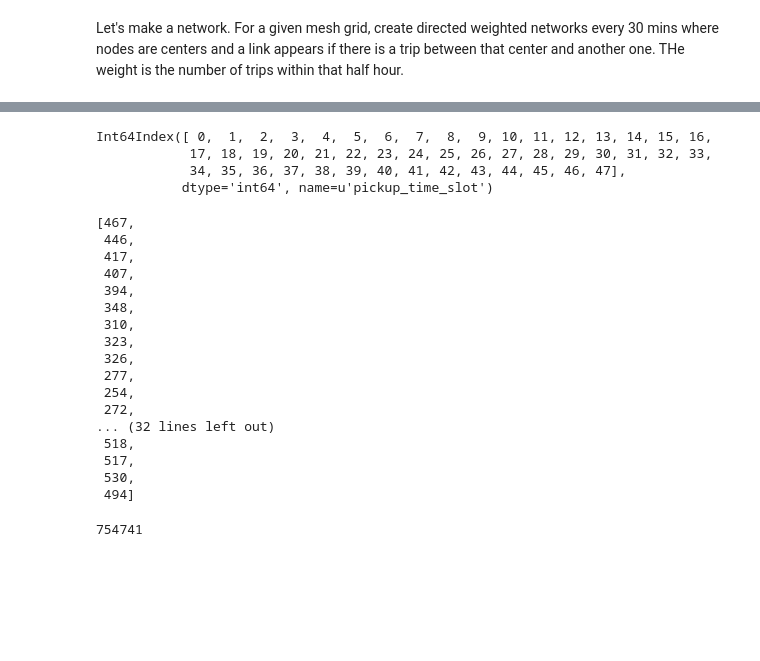
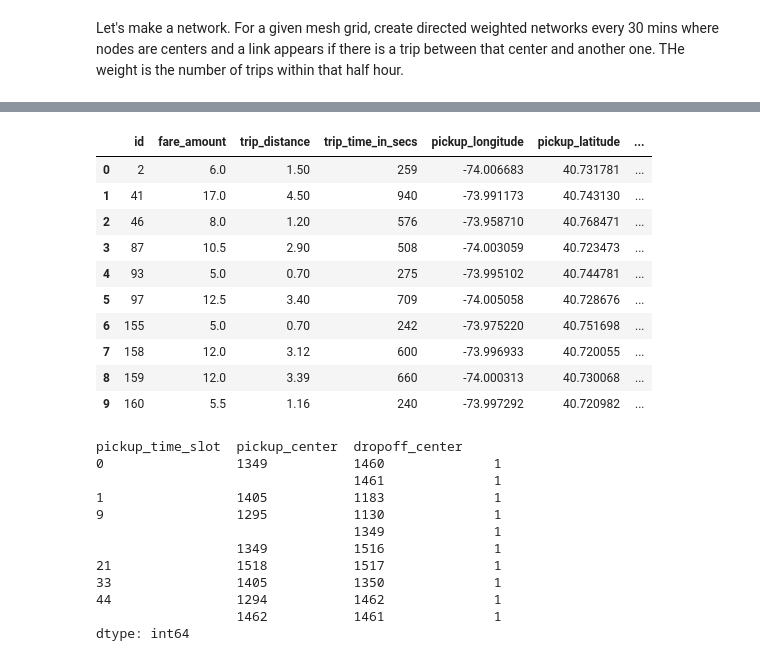
Before and after one commit to ionanrozenfeld/taxi, a Jupyter notebook: Capstone_project.ipynb, the cells around one changed output, grey strips where cells are left out. Saved outputs shown, nothing was run; the diff lists cells and outputs as text; code cells hidden in the pictures; blank space fills up the shorter version.

```diff
--- a/Capstone_project.ipynb
+++ b/Capstone_project.ipynb
@@ -231,10 +231,10 @@ for day_of_week in range(3,7):
 
     sql_query_full_day = 'SELECT id, fare_amount, trip_distance, \
     trip_time_in_secs, pickup_longitude, pickup_latitude,\
-    dropoff_longitude, dropoff_latitude, pickup_datetime, dropoff_datetime \
+    dropoff_longitude, dropoff_latitude, pickup_datetime, dropoff_datetime, MONTH(pickup_datetime) as pickup_month \
     FROM taxi_trip WHERE WEEKDAY(pickup_datetime) = '+str(day_of_week) +\
     ' AND pickup_longitude >=' +str(x_min)+ ' AND pickup_longitude <' +str(x_max)+\
-    ' AND pickup_latitude >=' +str(y_min)+ ' AND pickup_latitude<' +str(y_max)
+    ' AND pickup_latitude >=' +str(y_min)+ ' AND pickup_latitude<' +str(y_max)+ ' limit 10'
 
     df_mysql2 = pd.read_sql(sql_query_full_day, con=connect)
     df_mysql2['pickup_center']=df_mysql2.apply(lambda x: get_center_id(x['pickup_longitude'], x['pickup_latitude'],x_min=x_min, x_max=x_max, y_min=y_min, y_max=y_max,mesh_space=mesh_space), axis=1)
@@ -264,7 +259,0 @@ network[0][1518].count()
-# %%
-network.index.levels[0]
-# %% [output]
-Int64Index([ 0,  1,  2,  3,  4,  5,  6,  7,  8,  9, 10, 11, 12, 13, 14, 15, 16,
-            17, 18, 19, 20, 21, 22, 23, 24, 25, 26, 27, 28, 29, 30, 31, 32, 33,
-            34, 35, 36, 37, 38, 39, 40, 41, 42, 43, 44, 45, 46, 47],
-           dtype='int64', name=u'pickup_time_slot')
@@ -285,24 +260,29 @@ my_center_id = 1460
-# %%
-pickup_count
-# %% [output]
-[467,
- 446,
- 417,
- 407,
- 394,
- 348,
- 310,
- 323,
- 326,
- 277,
- 254,
- 272,
-... (32 lines left out)
- 518,
- 517,
- 530,
- 494]
-# %%
-len(network)
-# %% [output]
-754741
+# %%
+df_mysql2
+# %% [output]
+|  | id | fare_amount | trip_distance | trip_time_in_secs | pickup_longitude | pickup_latitude | ... |
+| 0 | 2 | 6.0 | 1.50 | 259 | -74.006683 | 40.731781 | ... |
+| 1 | 41 | 17.0 | 4.50 | 940 | -73.991173 | 40.743130 | ... |
+| 2 | 46 | 8.0 | 1.20 | 576 | -73.958710 | 40.768471 | ... |
+| 3 | 87 | 10.5 | 2.90 | 508 | -74.003059 | 40.723473 | ... |
+| 4 | 93 | 5.0 | 0.70 | 275 | -73.995102 | 40.744781 | ... |
+| 5 | 97 | 12.5 | 3.40 | 709 | -74.005058 | 40.728676 | ... |
+| 6 | 155 | 5.0 | 0.70 | 242 | -73.975220 | 40.751698 | ... |
+| 7 | 158 | 12.0 | 3.12 | 600 | -73.996933 | 40.720055 | ... |
+| 8 | 159 | 12.0 | 3.39 | 660 | -74.000313 | 40.730068 | ... |
+| 9 | 160 | 5.5 | 1.16 | 240 | -73.997292 | 40.720982 | ... |
+# %%
+network
+# %% [output]
+pickup_time_slot  pickup_center  dropoff_center
+0                 1349           1460              1
+                                 1461              1
+1                 1405           1183              1
+9                 1295           1130              1
+                                 1349              1
+                  1349           1516              1
+21                1518           1517              1
+33                1405           1350              1
+44                1294           1462              1
+                  1462           1461              1
+dtype: int64
```
Also changed, not shown: parts of 11 cells of this notebook, 3 other files.
